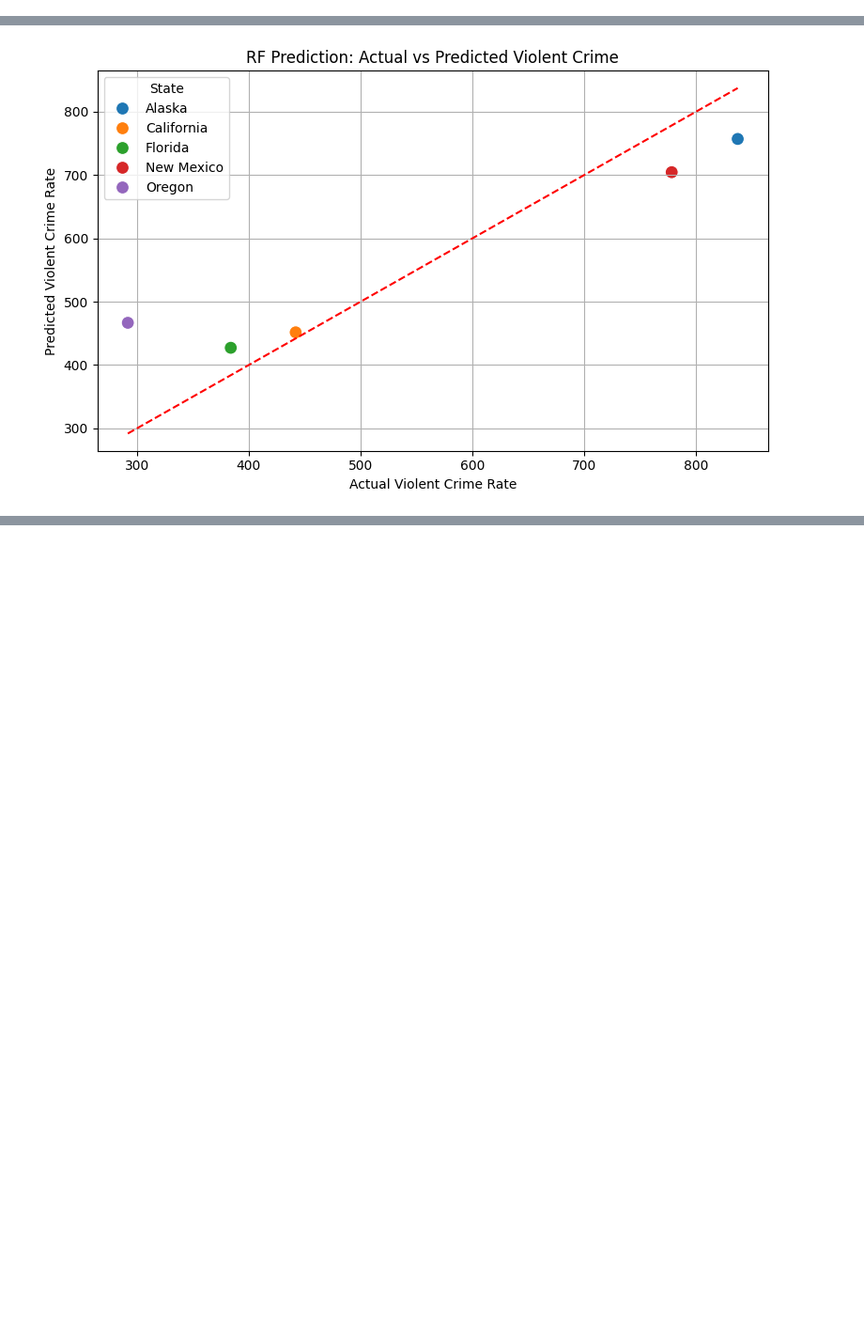
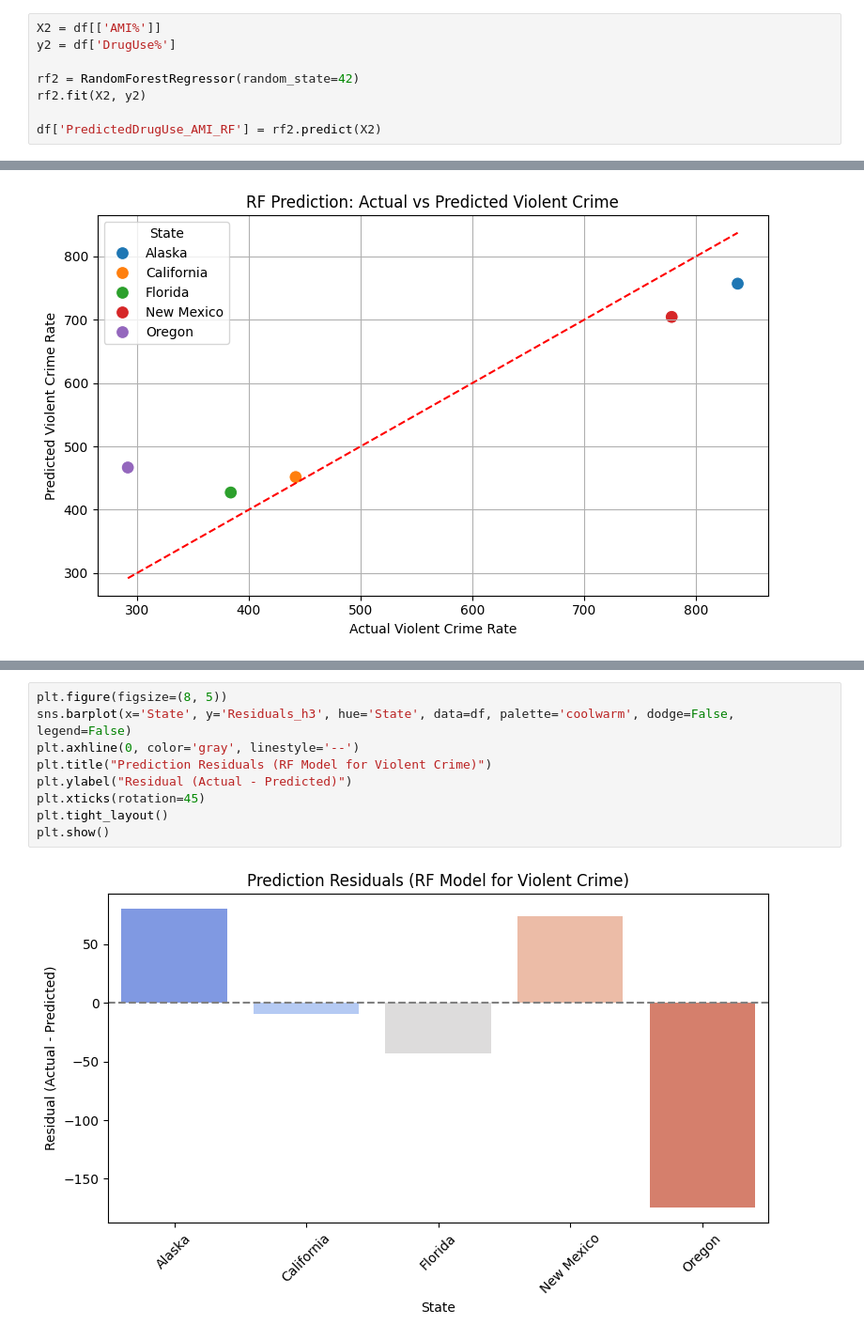
Before and after one commit to cerensenol/DSA-210-Project, a Jupyter notebook: main.ipynb, the cells around one changed output, grey strips where cells are left out. Shown: that part at 94% size. Cells and saved outputs as stored; diff of their text form; blank space fills up the shorter version.

```diff
--- a/main.ipynb
+++ b/main.ipynb
@@ -135,3 +152,11 @@ plt.tight_layout()
 plt.show()
 # %% [output]
 [figure]
+# %%
+X2 = df[['AMI%']]
+y2 = df['DrugUse%']
+
+rf2 = RandomForestRegressor(random_state=42)
+rf2.fit(X2, y2)
+
+df['PredictedDrugUse_AMI_RF'] = rf2.predict(X2)
@@ -170,0 +226,11 @@ plt.show()
+# %%
+plt.figure(figsize=(8, 5))
+sns.barplot(x='State', y='Residuals_h3', hue='State', data=df, palette='coolwarm', dodge=False, legend=False)
+plt.axhline(0, color='gray', linestyle='--')
+plt.title("Prediction Residuals (RF Model for Violent Crime)")
+plt.ylabel("Residual (Actual - Predicted)")
+plt.xticks(rotation=45)
+plt.tight_layout()
+plt.show()
+# %% [output]
+[figure, added]
```
Also changed, not shown: parts of 6 cells of this notebook.
